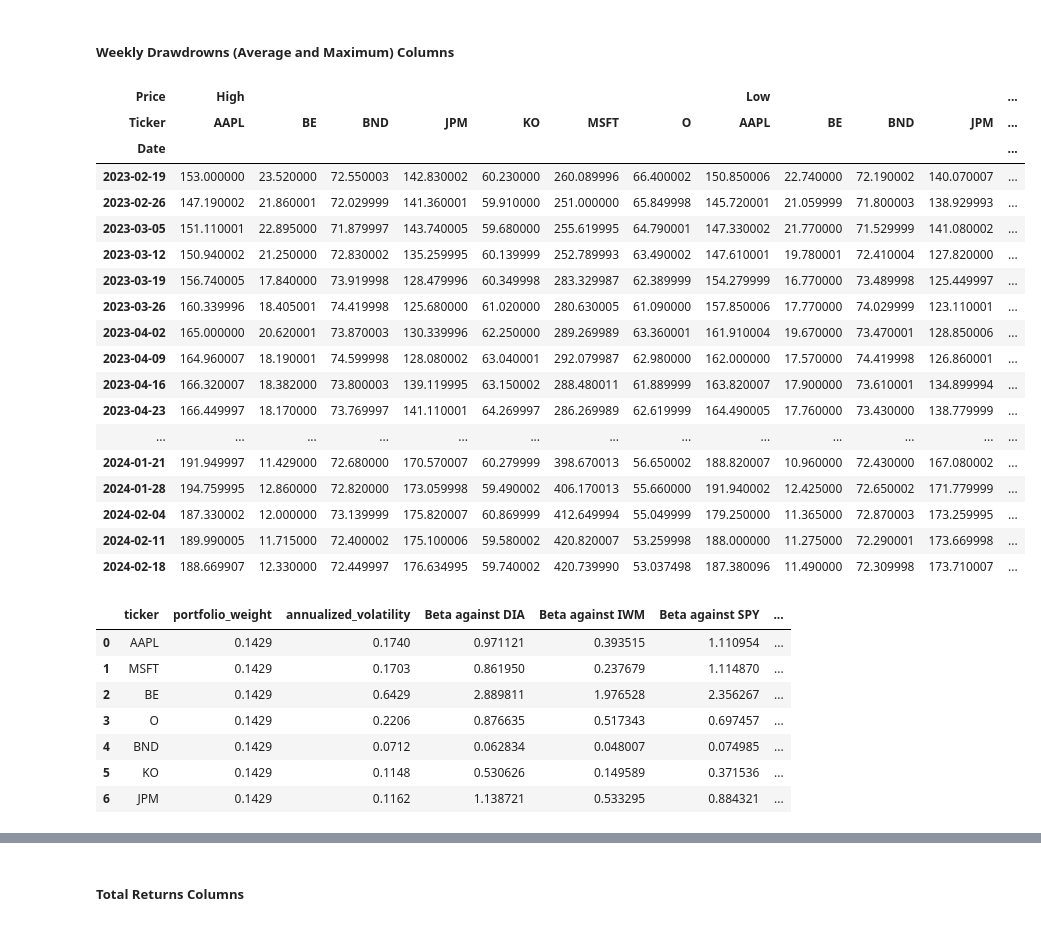
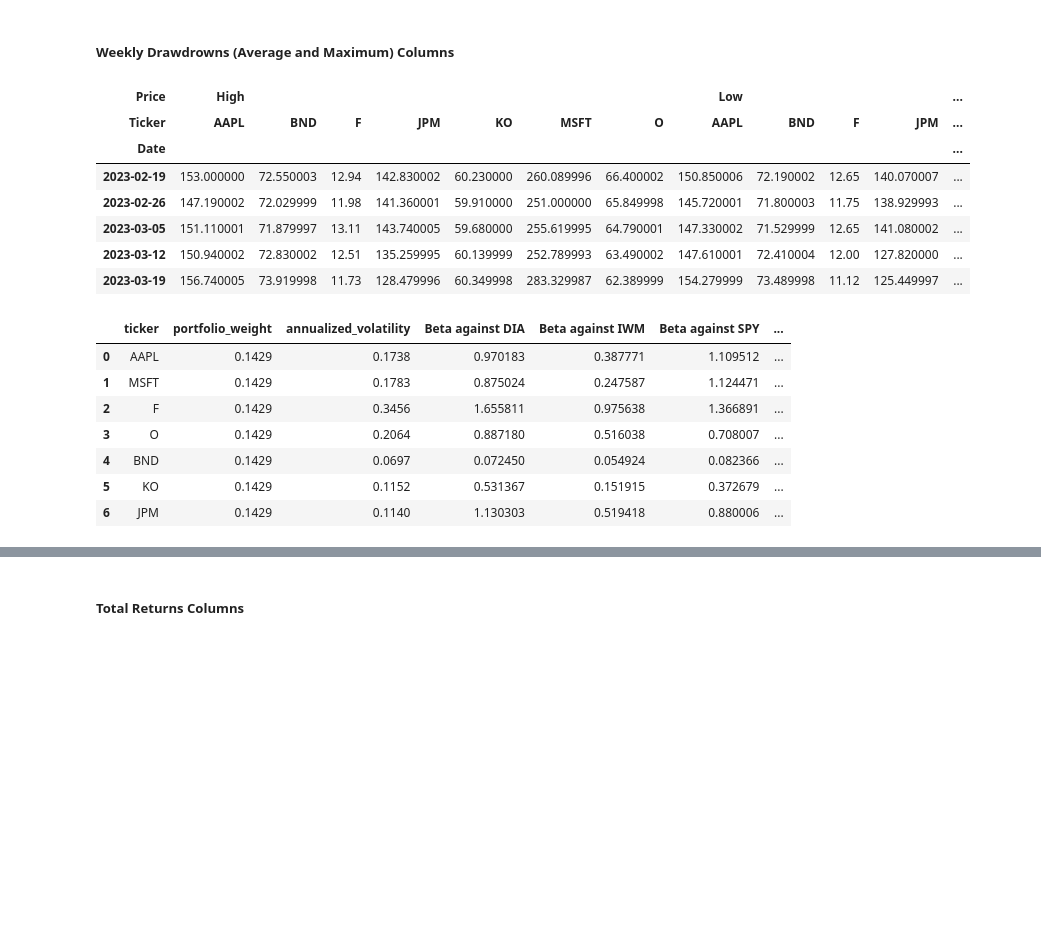
Before and after one commit to CCNY-Analytics-and-Quant/Quant_Fin_CCNY-BIZ-BETZ_Spring_2024_SF_MM_NI, a Jupyter notebook: Portfolio_Analysis_Project/portfolio_analysis_project.ipynb, the cells around one changed output, grey strips where cells are left out. Cells and saved outputs as stored; diff of their text form; code cells hidden in the pictures; blank space fills up the shorter version.

```diff
--- a/Portfolio_Analysis_Project/portfolio_analysis_project.ipynb
+++ b/Portfolio_Analysis_Project/portfolio_analysis_project.ipynb
@@ -48,8 +48,8 @@ def import_securities_data(securities_tickers, enter_time_amount, enter_time_typ
     # this returns all of the securities related historical data utilizing yahoo finance's API
     return yf.download(start= start_date, end= end_date, tickers= securities_tickers)
 # %%
-# creating a list of the ticker names of the stocks we want to use for our portfolio. This will help us with inputting this data into yf to download and put it in a column for the pandas dataframe
-stock_pick = ['AAPL', 'MSFT', 'BE', 'O', 'BND', 'KO', 'JPM']
+# creating a list of the ticker names of the stocks we want to use for our portfolio. This will help us in downloading the data from the yf alius library that was declared as well for creating the ticker column in our pandas dataframe
+stock_pick = ['AAPL', 'MSFT', 'F', 'O', 'BND', 'KO', 'JPM']
 etf_pick = ['SPY', 'IWM', 'DIA']
 
 # this will download all of the relevant data related to our constituent's of selected stocks and etfs
@@ -284,32 +284,21 @@ df
 # %%
 # resampling our data so that we have our stock data based on end of the week data. In other words, we are taking the closing price of every Friday
 Weekly_data = portfolio_individual[['High', 'Low']].resample('1w', label= 'right').last()
 
 # viewing the data
-Weekly_data
+Weekly_data.head()
 # %% [output]
 | Price | High |  |  |  |  |  |  | Low |  |  |  | ... |
-| Ticker | AAPL | BE | BND | JPM | KO | MSFT | O | AAPL | BE | BND | JPM | ... |
+| Ticker | AAPL | BND | F | JPM | KO | MSFT | O | AAPL | BND | F | JPM | ... |
 | Date |  |  |  |  |  |  |  |  |  |  |  | ... |
-| 2023-02-19 | 153.000000 | 23.520000 | 72.550003 | 142.830002 | 60.230000 | 260.089996 | 66.400002 | 150.850006 | 22.740000 | 72.190002 | 140.070007 | ... |
-| 2023-02-26 | 147.190002 | 21.860001 | 72.029999 | 141.360001 | 59.910000 | 251.000000 | 65.849998 | 145.720001 | 21.059999 | 71.800003 | 138.929993 | ... |
-| 2023-03-05 | 151.110001 | 22.895000 | 71.879997 | 143.740005 | 59.680000 | 255.619995 | 64.790001 | 147.330002 | 21.770000 | 71.529999 | 141.080002 | ... |
-| 2023-03-12 | 150.940002 | 21.250000 | 72.830002 | 135.259995 | 60.139999 | 252.789993 | 63.490002 | 147.610001 | 19.780001 | 72.410004 | 127.820000 | ... |
-| 2023-03-19 | 156.740005 | 17.840000 | 73.919998 | 128.479996 | 60.349998 | 283.329987 | 62.389999 | 154.279999 | 16.770000 | 73.489998 | 125.449997 | ... |
-| 2023-03-26 | 160.339996 | 18.405001 | 74.419998 | 125.680000 | 61.020000 | 280.630005 | 61.090000 | 157.850006 | 17.770000 | 74.029999 | 123.110001 | ... |
-| 2023-04-02 | 165.000000 | 20.620001 | 73.870003 | 130.339996 | 62.250000 | 289.269989 | 63.360001 | 161.910004 | 19.670000 | 73.470001 | 128.850006 | ... |
-| 2023-04-09 | 164.960007 | 18.190001 | 74.599998 | 128.080002 | 63.040001 | 292.079987 | 62.980000 | 162.000000 | 17.570000 | 74.419998 | 126.860001 | ... |
-| 2023-04-16 | 166.320007 | 18.382000 | 73.800003 | 139.119995 | 63.150002 | 288.480011 | 61.889999 | 163.820007 | 17.900000 | 73.610001 | 134.899994 | ... |
-| 2023-04-23 | 166.449997 | 18.170000 | 73.769997 | 141.110001 | 64.269997 | 286.269989 | 62.619999 | 164.490005 | 17.760000 | 73.430000 | 138.779999 | ... |
-| ... | ... | ... | ... | ... | ... | ... | ... | ... | ... | ... | ... | ... |
-| 2024-01-21 | 191.949997 | 11.429000 | 72.680000 | 170.570007 | 60.279999 | 398.670013 | 56.650002 | 188.820007 | 10.960000 | 72.430000 | 167.080002 | ... |
-| 2024-01-28 | 194.759995 | 12.860000 | 72.820000 | 173.059998 | 59.490002 | 406.170013 | 55.660000 | 191.940002 | 12.425000 | 72.650002 | 171.779999 | ... |
-| 2024-02-04 | 187.330002 | 12.000000 | 73.139999 | 175.820007 | 60.869999 | 412.649994 | 55.049999 | 179.250000 | 11.365000 | 72.870003 | 173.259995 | ... |
-| 2024-02-11 | 189.990005 | 11.715000 | 72.400002 | 175.100006 | 59.580002 | 420.820007 | 53.259998 | 188.000000 | 11.275000 | 72.290001 | 173.669998 | ... |
-| 2024-02-18 | 188.669907 | 12.330000 | 72.449997 | 176.634995 | 59.740002 | 420.739990 | 53.037498 | 187.380096 | 11.490000 | 72.309998 | 173.710007 | ... |
+| 2023-02-19 | 153.000000 | 72.550003 | 12.94 | 142.830002 | 60.230000 | 260.089996 | 66.400002 | 150.850006 | 72.190002 | 12.65 | 140.070007 | ... |
+| 2023-02-26 | 147.190002 | 72.029999 | 11.98 | 141.360001 | 59.910000 | 251.000000 | 65.849998 | 145.720001 | 71.800003 | 11.75 | 138.929993 | ... |
+| 2023-03-05 | 151.110001 | 71.879997 | 13.11 | 143.740005 | 59.680000 | 255.619995 | 64.790001 | 147.330002 | 71.529999 | 12.65 | 141.080002 | ... |
+| 2023-03-12 | 150.940002 | 72.830002 | 12.51 | 135.259995 | 60.139999 | 252.789993 | 63.490002 | 147.610001 | 72.410004 | 12.00 | 127.820000 | ... |
+| 2023-03-19 | 156.740005 | 73.919998 | 11.73 | 128.479996 | 60.349998 | 283.329987 | 62.389999 | 154.279999 | 73.489998 | 11.12 | 125.449997 | ... |
 # %%
 # using the drawdown formula -->  (week low price - week high price) diveded by week high price --- and then taking the mean of each to get the average weekly drawdown. credit to Kayla, Ashanti and Edosa's repo
-Average_Weekly_Drawdown = (Weekly_data['Low'].mean() - Weekly_data['High'].mean()) / Weekly_data['High'].mean()
+Average_Weekly_Drawdown = ((Weekly_data['Low'] - Weekly_data['High']) / Weekly_data['High']).mean()
 
 # utilizing the import data function to create a new column and import the data to its respective stock ticker
 import_data(df, Average_Weekly_Drawdown, 'average_weekly_drawdown')
@@ -318,13 +307,13 @@ import_data(df, Average_Weekly_Drawdown, 'average_weekly_drawdown')
 df
 # %% [output]
 |  | ticker | portfolio_weight | annualized_volatility | Beta against DIA | Beta against IWM | Beta against SPY | ... |
-| 0 | AAPL | 0.1429 | 0.1740 | 0.971121 | 0.393515 | 1.110954 | ... |
-| 1 | MSFT | 0.1429 | 0.1703 | 0.861950 | 0.237679 | 1.114870 | ... |
-| 2 | BE | 0.1429 | 0.6429 | 2.889811 | 1.976528 | 2.356267 | ... |
-| 3 | O | 0.1429 | 0.2206 | 0.876635 | 0.517343 | 0.697457 | ... |
-| 4 | BND | 0.1429 | 0.0712 | 0.062834 | 0.048007 | 0.074985 | ... |
-| 5 | KO | 0.1429 | 0.1148 | 0.530626 | 0.149589 | 0.371536 | ... |
-| 6 | JPM | 0.1429 | 0.1162 | 1.138721 | 0.533295 | 0.884321 | ... |
+| 0 | AAPL | 0.1429 | 0.1738 | 0.970183 | 0.387771 | 1.109512 | ... |
+| 1 | MSFT | 0.1429 | 0.1783 | 0.875024 | 0.247587 | 1.124471 | ... |
+| 2 | F | 0.1429 | 0.3456 | 1.655811 | 0.975638 | 1.366891 | ... |
+| 3 | O | 0.1429 | 0.2064 | 0.887180 | 0.516038 | 0.708007 | ... |
+| 4 | BND | 0.1429 | 0.0697 | 0.072450 | 0.054924 | 0.082366 | ... |
+| 5 | KO | 0.1429 | 0.1152 | 0.531367 | 0.151915 | 0.372679 | ... |
+| 6 | JPM | 0.1429 | 0.1140 | 1.130303 | 0.519418 | 0.880006 | ... |
 # %%
 # using the drawdown formula --> (week low price - week high price) divided by week high price --- and then taking the max of each variable within the formila  to get the maximum weekly drawdown. credit to Kayla, Ashanti and Edosa's repo
 maximum_weekly_drawdown = (Weekly_data['Low'].min() - Weekly_data['High'].max()) / Weekly_data['High'].max()
```
Also changed, not shown: parts of 38 cells of this notebook.
